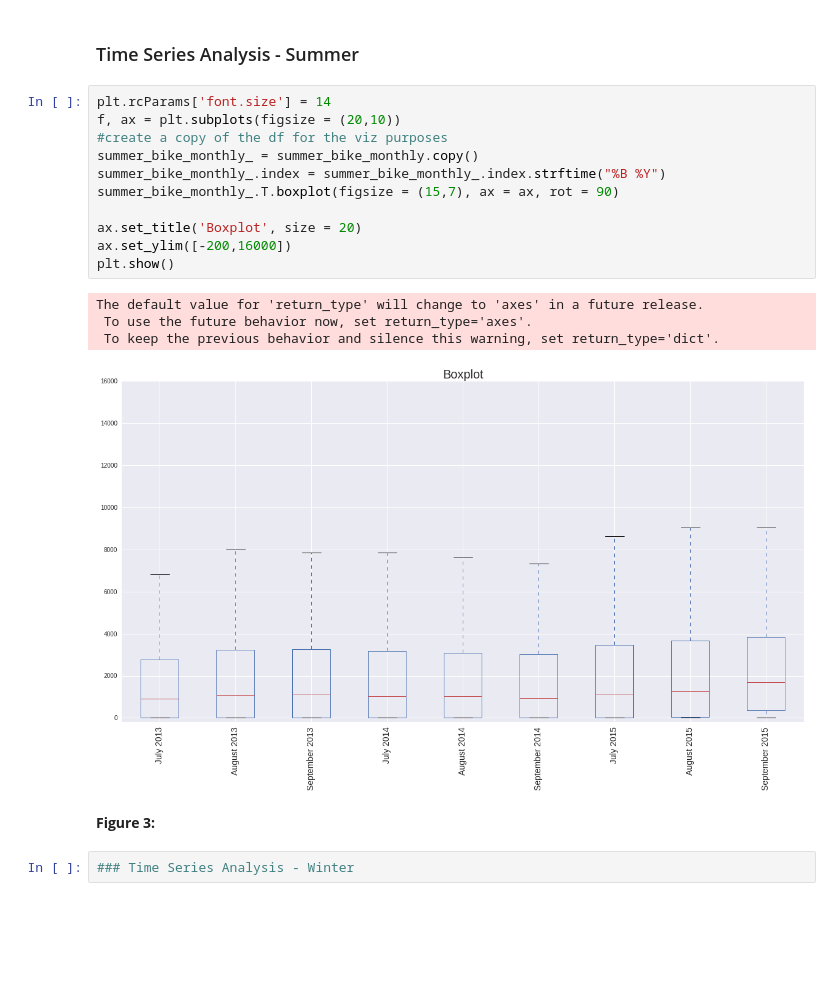
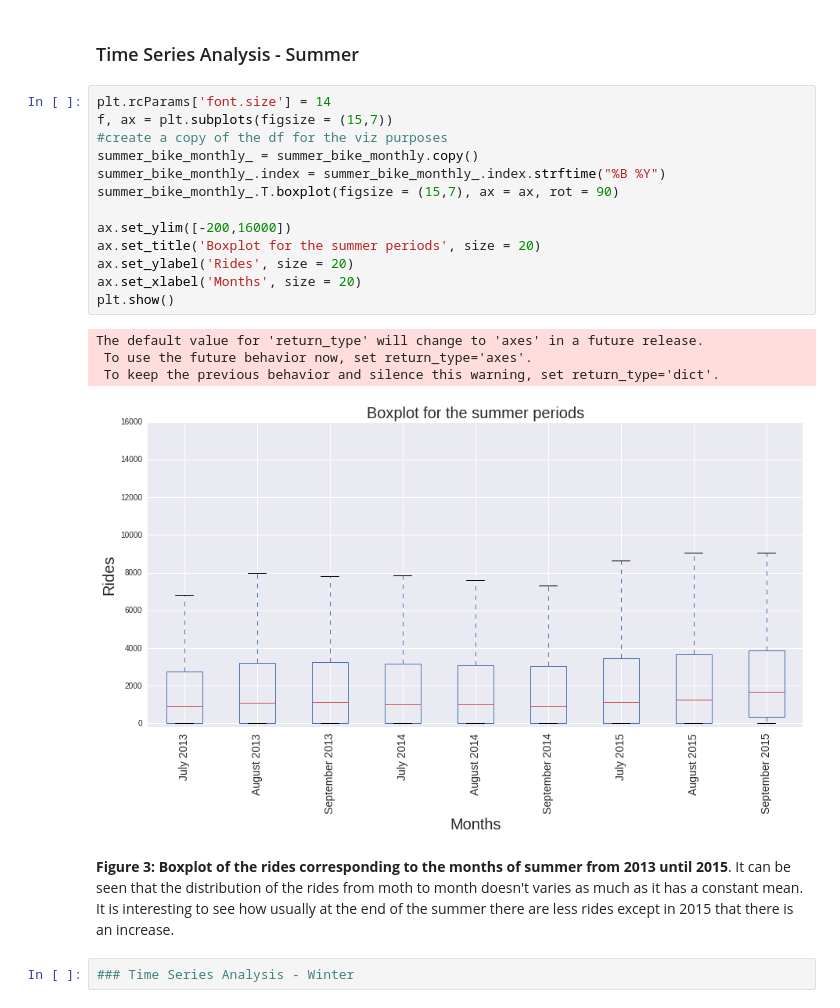
Before and after one commit to esanzglez/PUI2016_esg336, a Jupyter notebook: HW10_esg336/GeospatialAnalysis_CitiBike_esg336.ipynb, the cells around one changed output. Cells and saved outputs as stored; diff of their text form; blank space fills up the shorter version.

```diff
--- a/HW10_esg336/GeospatialAnalysis_CitiBike_esg336.ipynb
+++ b/HW10_esg336/GeospatialAnalysis_CitiBike_esg336.ipynb
@@ -149,22 +147,24 @@ winter_bike_monthly
 ### Time Series Analysis - Summer
 # %%
 plt.rcParams['font.size'] = 14
-f, ax = plt.subplots(figsize = (20,10))
+f, ax = plt.subplots(figsize = (15,7))
 #create a copy of the df for the viz purposes
 summer_bike_monthly_ = summer_bike_monthly.copy()
 summer_bike_monthly_.index = summer_bike_monthly_.index.strftime("%B %Y")
 summer_bike_monthly_.T.boxplot(figsize = (15,7), ax = ax, rot = 90)
 
-ax.set_title('Boxplot', size = 20)
 ax.set_ylim([-200,16000])
+ax.set_title('Boxplot for the summer periods', size = 20)
+ax.set_ylabel('Rides', size = 20)
+ax.set_xlabel('Months', size = 20)
 plt.show()
 # %% [output]
 The default value for 'return_type' will change to 'axes' in a future release.
  To use the future behavior now, set return_type='axes'.
  To keep the previous behavior and silence this warning, set return_type='dict'.
-[figure, old version]
+[figure, new version]
-# %% [markdown]
-**Figure 3:**
+# %% [markdown]
+**Figure 3: Boxplot of the rides corresponding to the months of summer from 2013 until 2015**. It can be seen that the distribution of the rides from moth to month doesn't varies as much as it has a constant mean. It is interesting to see how usually at the end of the summer there are less rides except in 2015 that there is an increase.
 # %%
 ### Time Series Analysis - Winter
 # %%
```
Also changed, not shown: parts of 68 cells of this notebook.
